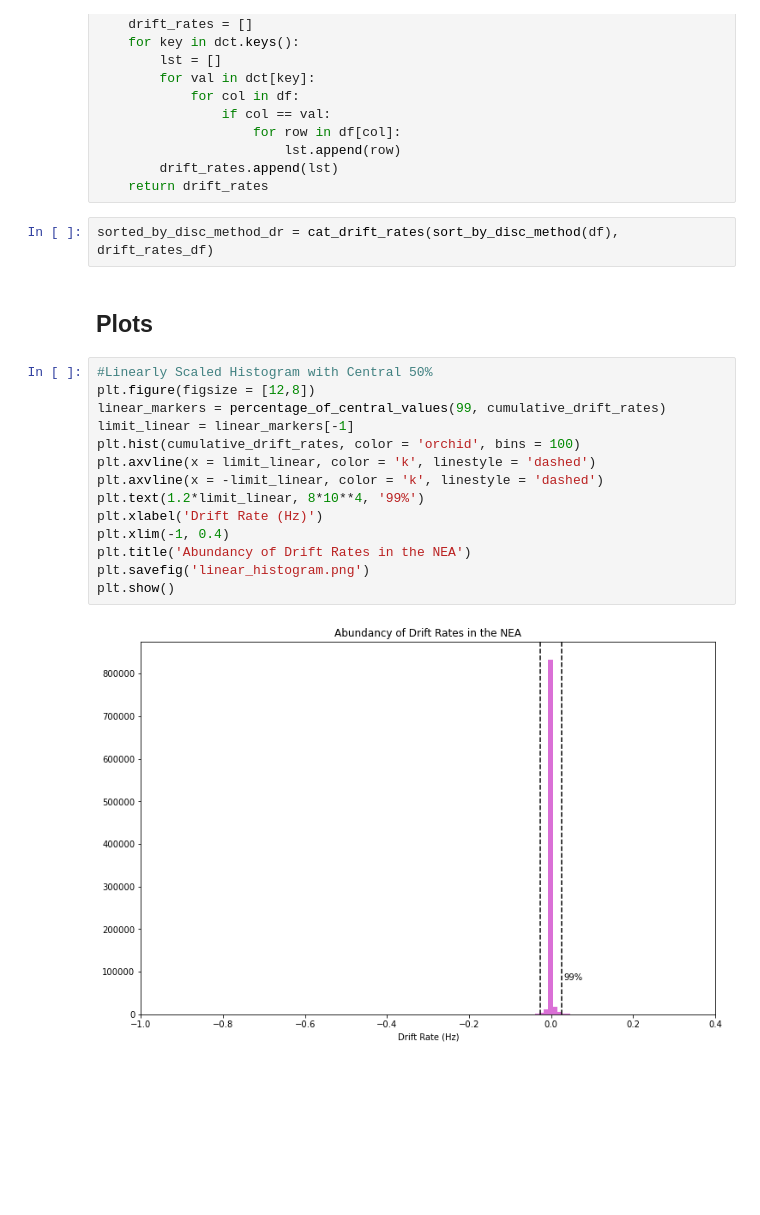
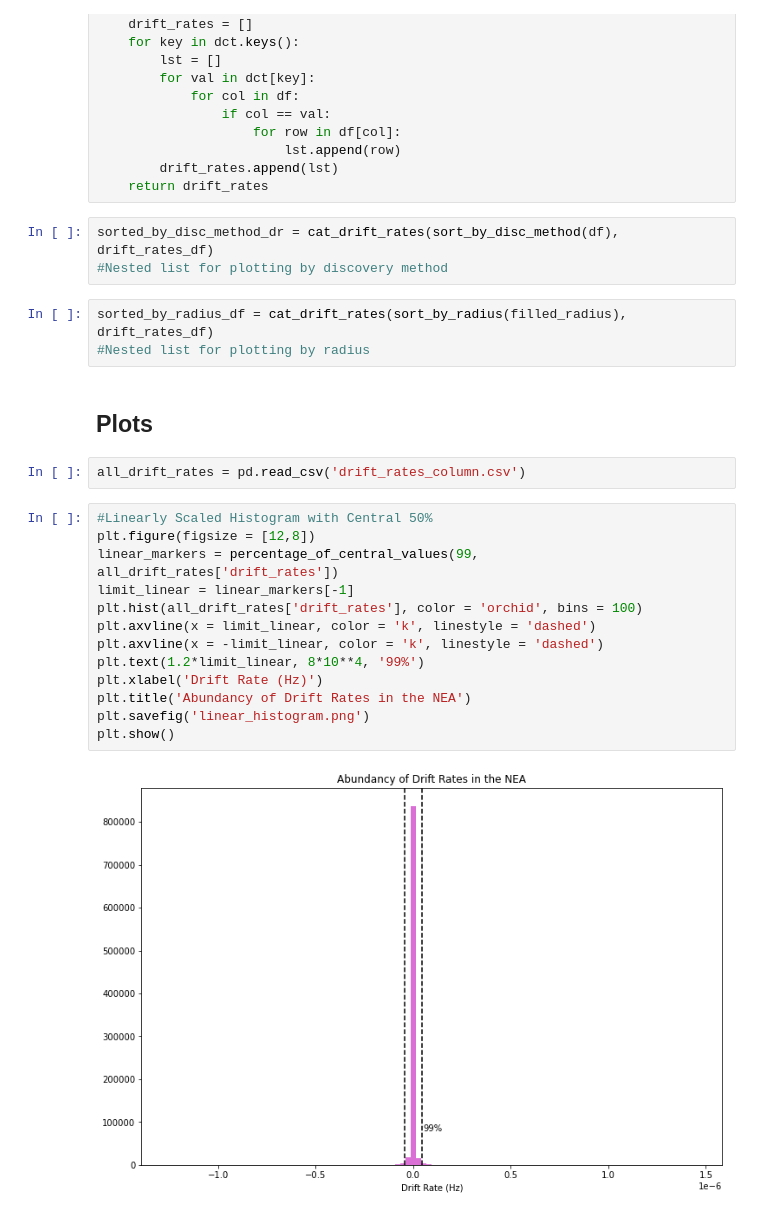
Before and after one commit to bricktoast/Test-Drift-Rates, a Jupyter notebook: Drift_Rates_NEA.ipynb, the cells around one changed output. Saved outputs shown, nothing was run; the diff lists cells and outputs as text; blank space fills up the shorter version.

```diff
--- a/Drift_Rates_NEA.ipynb
+++ b/Drift_Rates_NEA.ipynb
@@ -248,24 +293,29 @@ def cat_drift_rates(dct, df):
     return drift_rates
 # %%
 sorted_by_disc_method_dr = cat_drift_rates(sort_by_disc_method(df), drift_rates_df)
+#Nested list for plotting by discovery method
+# %%
+sorted_by_radius_df = cat_drift_rates(sort_by_radius(filled_radius), drift_rates_df)
+#Nested list for plotting by radius
 # %% [markdown]
 ## Plots
+# %%
+all_drift_rates = pd.read_csv('drift_rates_column.csv')
 # %%
 #Linearly Scaled Histogram with Central 50%
 plt.figure(figsize = [12,8])
-linear_markers = percentage_of_central_values(99, cumulative_drift_rates)
+linear_markers = percentage_of_central_values(99, all_drift_rates['drift_rates'])
 limit_linear = linear_markers[-1]
-plt.hist(cumulative_drift_rates, color = 'orchid', bins = 100)
+plt.hist(all_drift_rates['drift_rates'], color = 'orchid', bins = 100)
 plt.axvline(x = limit_linear, color = 'k', linestyle = 'dashed')
 plt.axvline(x = -limit_linear, color = 'k', linestyle = 'dashed')
 plt.text(1.2*limit_linear, 8*10**4, '99%')
 plt.xlabel('Drift Rate (Hz)')
-plt.xlim(-1, 0.4)
 plt.title('Abundancy of Drift Rates in the NEA')
 plt.savefig('linear_histogram.png')
 plt.show()
 # %% [output]
-[figure, old version]
+[figure, new version]
 # %%
 #Logarithmically Scaled Histogram with Central 99%
 plt.figure(figsize = [12,8])
```
Also changed, not shown: parts of 17 cells of this notebook.
